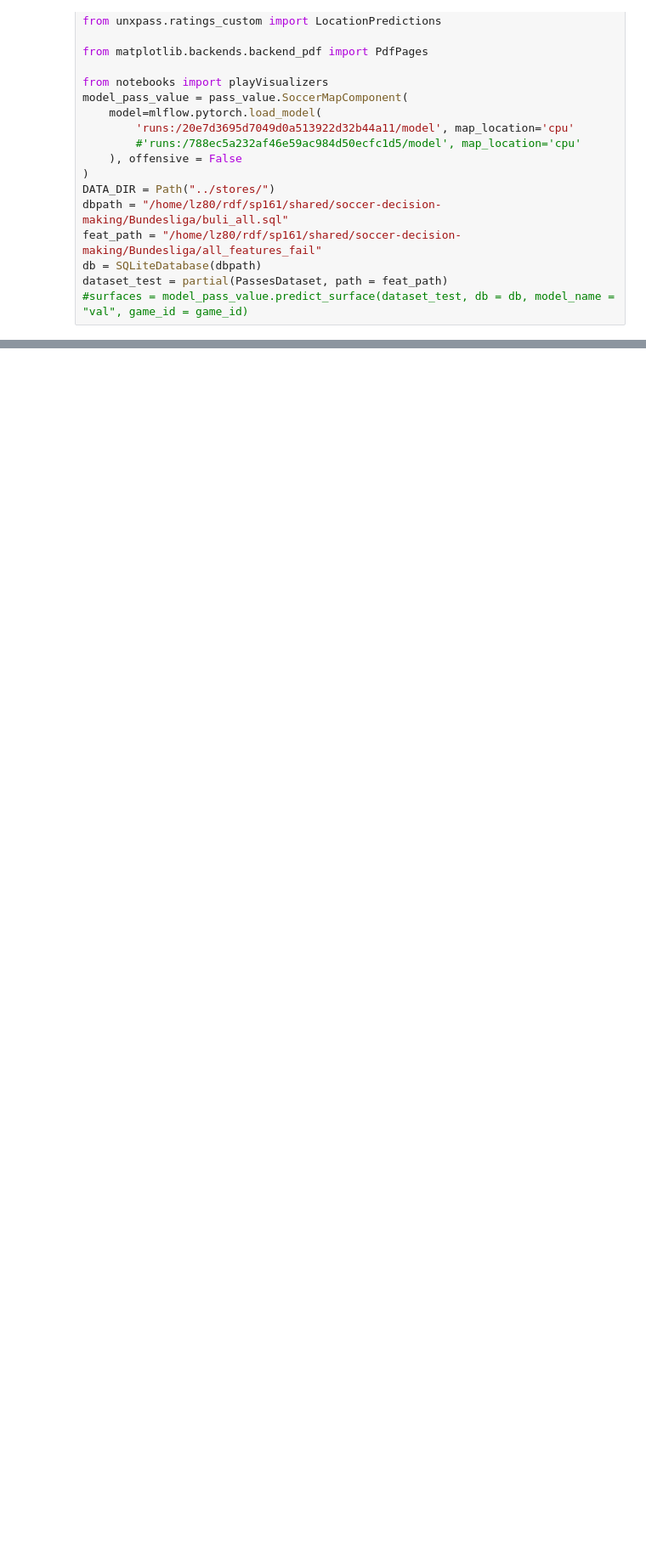
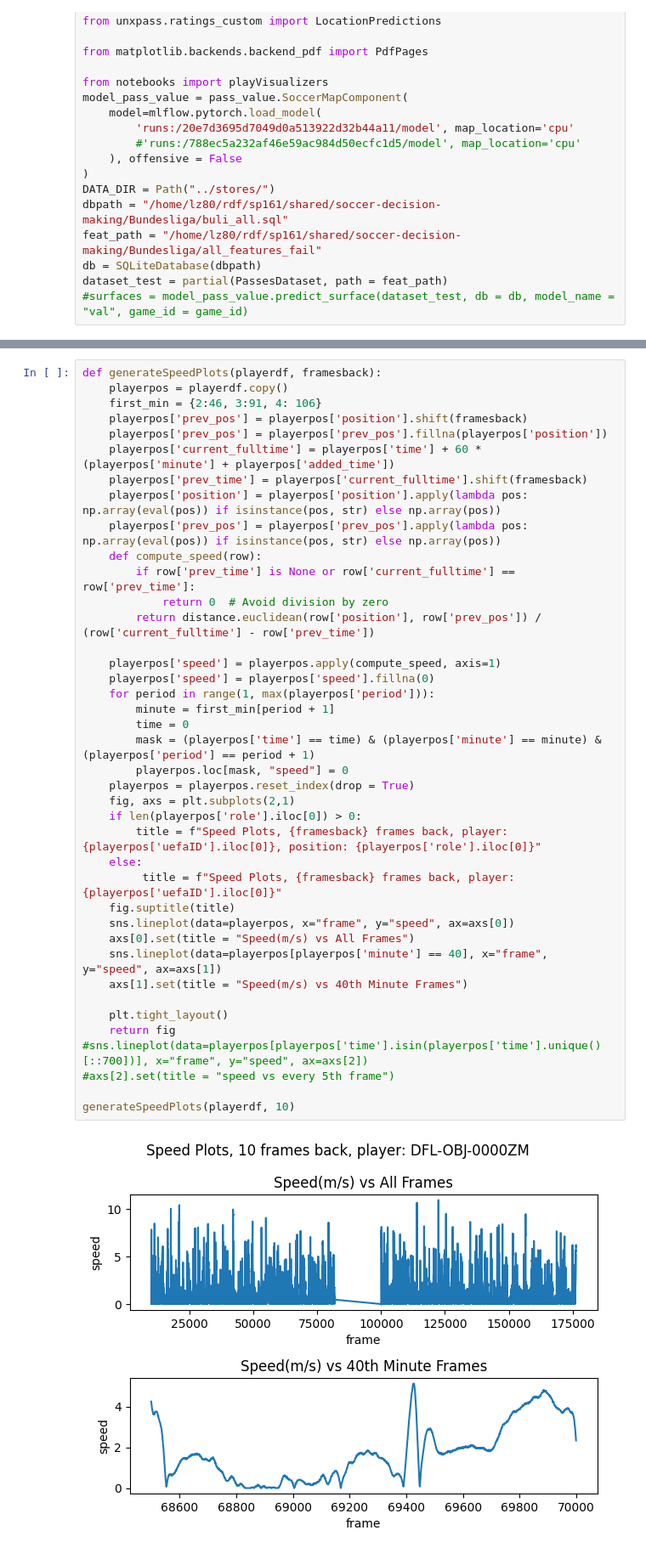
Before and after one commit to Lou-Zhou/soccer-decision-making, a Jupyter notebook: notebooks/testing.ipynb, the cells around one changed output, grey strips where cells are left out. Shown at 85% size. Saved outputs shown, nothing was run; the diff lists cells and outputs as text; blank space fills up the shorter version.

Commit message:
plotting speeds

```diff
--- a/notebooks/testing.ipynb
+++ b/notebooks/testing.ipynb
@@ -36,0 +82,42 @@ dataset_test = partial(PassesDataset, path = feat_path)
+# %%
+def generateSpeedPlots(playerdf, framesback):
+    playerpos = playerdf.copy()
+    first_min = {2:46, 3:91, 4: 106}
+    playerpos['prev_pos'] = playerpos['position'].shift(framesback)
+    playerpos['prev_pos'] = playerpos['prev_pos'].fillna(playerpos['position'])
+    playerpos['current_fulltime'] = playerpos['time'] + 60 * (playerpos['minute'] + playerpos['added_time'])
+    playerpos['prev_time'] = playerpos['current_fulltime'].shift(framesback)
+    playerpos['position'] = playerpos['position'].apply(lambda pos: np.array(eval(pos)) if isinstance(pos, str) else np.array(pos))
+    playerpos['prev_pos'] = playerpos['prev_pos'].apply(lambda pos: np.array(eval(pos)) if isinstance(pos, str) else np.array(pos))
+    def compute_speed(row):
+        if row['prev_time'] is None or row['current_fulltime'] == row['prev_time']:
+            return 0  # Avoid division by zero
+        return distance.euclidean(row['position'], row['prev_pos']) / (row['current_fulltime'] - row['prev_time'])
+
+    playerpos['speed'] = playerpos.apply(compute_speed, axis=1)
+    playerpos['speed'] = playerpos['speed'].fillna(0)
+    for period in range(1, max(playerpos['period'])):
+        minute = first_min[period + 1]
+        time = 0
+        mask = (playerpos['time'] == time) & (playerpos['minute'] == minute) & (playerpos['period'] == period + 1)
+        playerpos.loc[mask, "speed"] = 0
+    playerpos = playerpos.reset_index(drop = True)
+    fig, axs = plt.subplots(2,1)
+    if len(playerpos['role'].iloc[0]) > 0:
+        title = f"Speed Plots, {framesback} frames back, player: {playerpos['uefaID'].iloc[0]}, position: {playerpos['role'].iloc[0]}"
+    else:
+         title = f"Speed Plots, {framesback} frames back, player: {playerpos['uefaID'].iloc[0]}"
+    fig.suptitle(title)
+    sns.lineplot(data=playerpos, x="frame", y="speed", ax=axs[0])
+    axs[0].set(title = "Speed(m/s) vs All Frames")
+    sns.lineplot(data=playerpos[playerpos['minute'] == 40], x="frame", y="speed", ax=axs[1])
+    axs[1].set(title = "Speed(m/s) vs 40th Minute Frames")
+
+    plt.tight_layout()
+    return fig
+#sns.lineplot(data=playerpos[playerpos['time'].isin(playerpos['time'].unique()[::700])], x="frame", y="speed", ax=axs[2])
+#axs[2].set(title = "speed vs every 5th frame")
+
+generateSpeedPlots(playerdf, 10)
+# %% [output]
+[figure, added]
```
Also changed, not shown: parts of 12 cells of this notebook, 4 other files.
